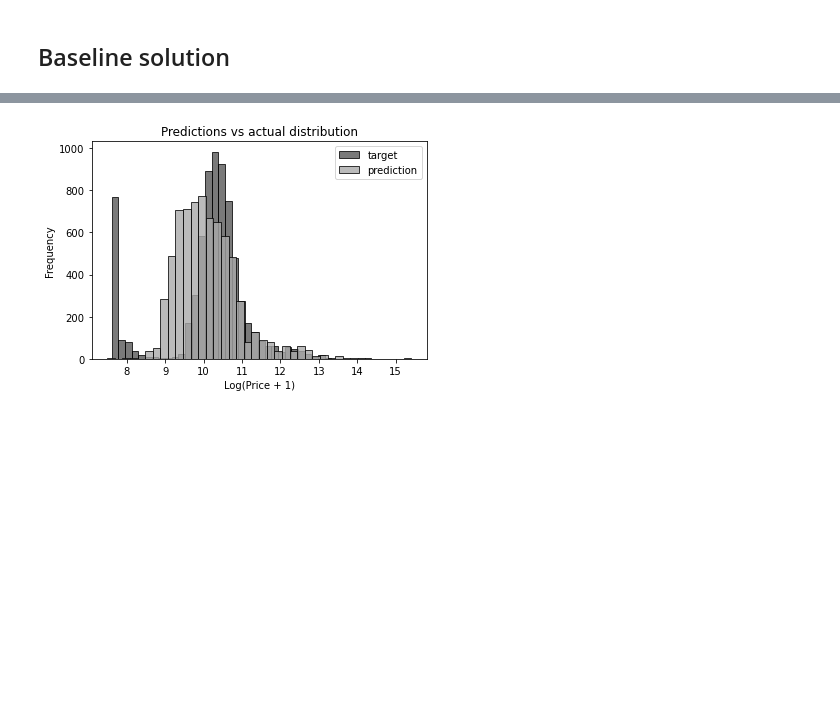
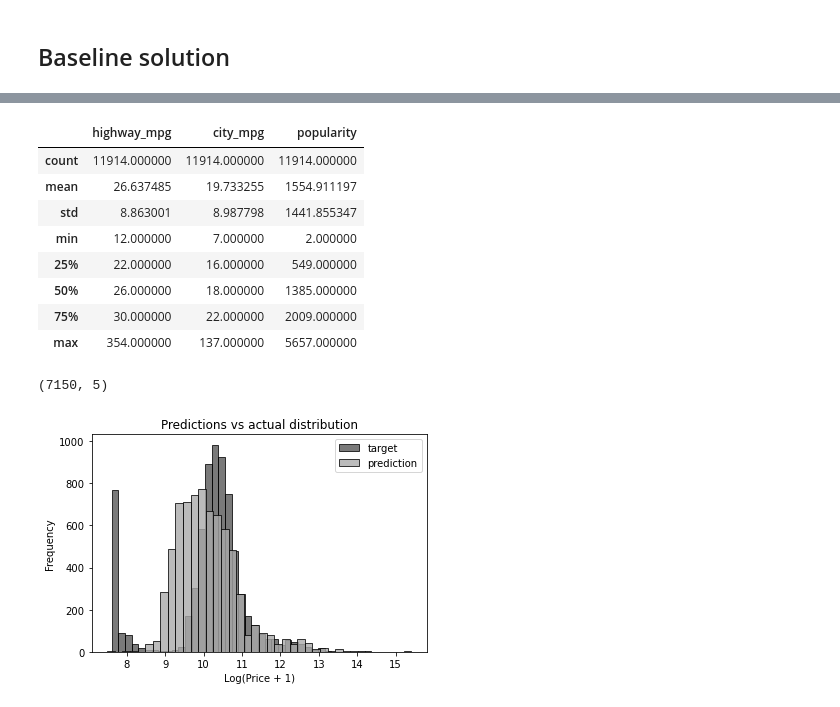
Before and after one commit to mustafabozkaya/AI-ML-DL-DS_Projects_Portfolio, a Jupyter notebook: car-price-Prediction-project /carprice.ipynb, the cells around one changed output, grey strips where cells are left out. Cells and saved outputs as stored; diff of their text form; code cells hidden in the pictures; blank space fills up the shorter version.

```diff
--- a/car-price-Prediction-project /carprice.ipynb
+++ b/car-price-Prediction-project /carprice.ipynb
@@ -282,2 +305,16 @@ base = ['engine_hp', 'engine_cylinders', 'highway_mpg', 'city_mpg', 'popularity'
+# %%
+df_num = df[base].fillna(df[base].mean)
+# %%
+df_num.describe()
+# %% [output]
+|  | highway_mpg | city_mpg | popularity |
+| count | 11914.000000 | 11914.000000 | 11914.000000 |
+| mean | 26.637485 | 19.733255 | 1554.911197 |
+| std | 8.863001 | 8.987798 | 1441.855347 |
+| min | 12.000000 | 7.000000 | 2.000000 |
+| 25% | 22.000000 | 16.000000 | 549.000000 |
+| 50% | 26.000000 | 18.000000 | 1385.000000 |
+| 75% | 30.000000 | 22.000000 | 2009.000000 |
+| max | 354.000000 | 137.000000 | 5657.000000 |
 # %%
 def prepare_X(df):
@@ -287,4 +324,6 @@ def prepare_X(df):
     return X
 # %%
 X_train = prepare_X(df_train)
-w_0, w = train_linear_regression(X_train, y_train)
+X_train.shape
+# %% [output]
+(7150, 5)
```
Also changed, not shown: parts of 8 cells of this notebook.
